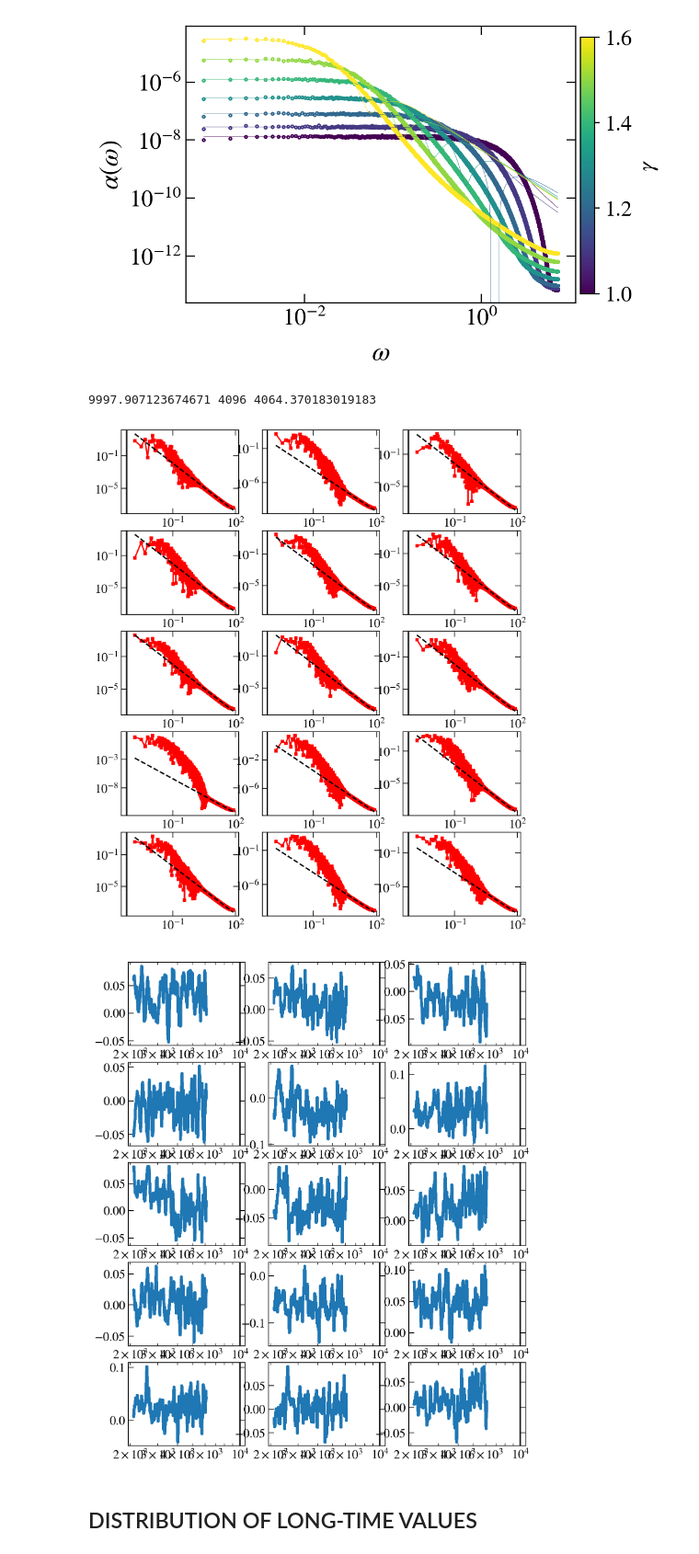
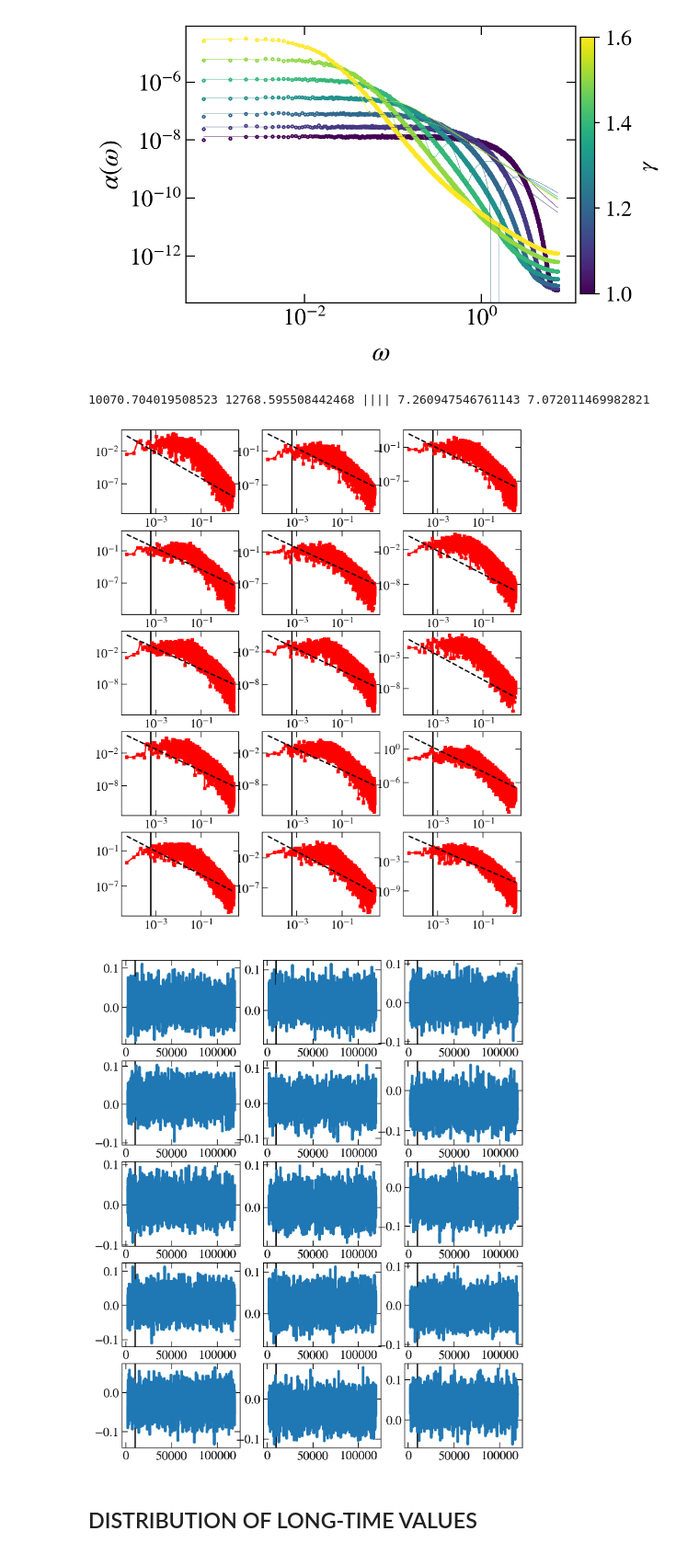
Before and after one commit to Rafal-Swietek/QHamSolver, a Jupyter notebook: Quadratic/Jupyter_Python/anomalous.ipynb, the cells around one changed output. Shown at 92% size. Saved outputs shown, nothing was run; the diff lists cells and outputs as text; code cells hidden in the pictures.

Commit message:
probably final time for FFT

```diff
--- a/Quadratic/Jupyter_Python/anomalous.ipynb
+++ b/Quadratic/Jupyter_Python/anomalous.ipynb
@@ -778,7 +916,7 @@ op=0
 modello = 'RP'
 prefix = base_dir(model=modello, d=DIM) + 'Quench/Fourier/'
 
-sizes = np.arange(8, 15, 1)
+sizes = np.arange(8, 14, 1)
 gammas = np.arange(0.0, 2.9, 0.1)
 
 DIM = 1
@@ -789,7 +927,7 @@ s_m = matplotlib.cm.ScalarMappable(cmap='jet', norm=matplotlib.colors.Normalize(
         vmax=max(sizes)))
 s_m.set_array([])
 
-gx = 1.5
+gx = 1.8
 for L in sizes:
     col = s_m.to_rgba(L)
     dim = 2**L
@@ -799,13 +937,16 @@ for L in sizes:
             times  = np.array(file.get('times'))
             print(times[1] - times[0], times.size)
             omegas  = 2 * np.pi * np.array(file.get('frequency'))[1:]
-            power_spectrum  = np.array(file.get('power spectrum'))[1:]
+            power_spectrum  = np.array(file.get('fourier series'))[1:]**2
+            # power_spectrum  = np.array(file.get('power spectrum'))[1:]
+            power_spectrum = power_spectrum# * dim**(2-gx)
             # print(omegas.shape, power_spectrum.shape)
             axis.plot(omegas, power_spectrum, color=col)
+axis.plot(omegas, _resc_(omegas, 1/omegas**2, power_spectrum), ls='--', color='k')
 # x = np.logspace(-0, 2.5, 100)
 # axis.plot(x, 0.01/x**1.4, ls='--', color='k')
 # axis.plot(x, 0.0025/x**1, ls='--', color='red')
 
-fig_help.set_plot_elements(axis, ylabel=r"$S(\omega)$", xlabel=r"$\omega$", font_size=16, set_legend=1, xscale='log', yscale='log')
+fig_help.set_plot_elements(axis, ylabel=r"$f^2(\omega)$", xlabel=r"$\omega$", font_size=16, set_legend=1, xscale='log', yscale='log')
 # %% [output]
 No handles with labels found to put in legend.
@@ -820,7 +1098,7 @@ No handles with labels found to put in legend.
 # %%
 colors_ls_cyc = itertools.cycle(colors_ls)
 
-L = 14
+L = 12
 w = 2
 J = 1
 g=0.2
@@ -829,7 +1107,7 @@ modello = 'RP'
 prefix = base_dir(model=modello, d=DIM) + 'Quench/Fourier/'
 
 sizes = np.arange(8, 15, 1)
-gammas = np.arange(0.5, 1.71, 0.1)
+gammas = np.arange(1.0, 2.1, 0.1)
 
 DIM = 1
 fig, axis = plt.subplots( nrows=1, ncols=1, figsize=(4.5,3.5), dpi = 200, sharex=False, sharey=False)
@@ -854,8 +1132,9 @@ for gx in gammas:
     if exists(name_out):
         with h5py.File(name_out, "r") as file:
             times  = np.array(file.get('times'))
+            print(times[-1] - times[-2], 1.25 * 2 * np.pi / bandwidth)
             omegas  = 2 * np.pi * np.array(file.get('frequency'))[1:]
-            fourier  = np.array(file.get('fourier series'))[1:] * dim
+            fourier  = (np.array(file.get('fourier series'))[1:] * dim)**2
             axis.plot(omegas, fourier, color=col)
             axis.axvline(x=bandwidth, color=col, ls=':')
 
@@ -863,7 +1142,8 @@ for gx in gammas:
             axis2.plot(omegas, power, color=col)
     else:
         print(name_out)
-axis2.plot(omegas, _resc_(omegas, 1/omegas**2, power), ls='--', color='k')
+# axis.plot(omegas, _resc_(omegas, 1/omegas**2, fourier), ls='--', color='k')
+# axis.plot(omegas, _resc_(omegas, 1/omegas**4, fourier)/100, ls='--', color='red')
 
 # x = np.logspace(-1, 1, 100)
 # # axis2.plot(x, 1e-10/x**4, ls='--', color='red')
@@ -879,7 +1159,7 @@ for fig in [fig, fig2]:
 
     fig.subplots_adjust(wspace = 0.15, hspace=0.12)
 
-fig_help.set_plot_elements(axis, ylabel=r"$f(\omega)$", xlabel=r"$\omega$", font_size=16, set_legend=1, xscale='log', yscale='log')
+fig_help.set_plot_elements(axis, ylabel=r"$f^2(\omega)$", xlabel=r"$\omega$", font_size=16, set_legend=1, xscale='log', yscale='log')
 fig_help.set_plot_elements(axis2, ylabel=r"$S(\omega)$", xlabel=r"$\omega$", font_size=16, set_legend=1, xscale='log', yscale='log')
 # %% [output]
 No handles with labels found to put in legend.
@@ -1011,43 +1299,47 @@ dim = 2**L
 name_out = base_dir(model=modello, d=DIM) + 'SpectralFunctions/' + info(L=L, J=J, g=gx, model=modello, ext='.hdf5')
 if exists(name_out):
     with h5py.File(name_out, "r") as file:
-        wH = np.array(file.get('wH'))[2]
+        dE = np.mean( np.array(file.get('bandwidth')) )
+        wH = np.array(file.get('wH'))[0]
         tH = 2 * np.pi / wH
-        print(tH, dim, dim / np.sqrt(1 + dim**(1-gx)))
+
+        e_max = e_max = ( np.sqrt(2 * np.log(dim)) - np.log(np.log(dim) * 4 * np.pi) / np.sqrt(2*np.log(dim)) / 2 ) * (np.sqrt(1 + dim**(1-gx)))
+        dE_analytical = 2 * e_max if gx >= 1 else (4 * np.sqrt(1 + dim**(1-gx)))
+        print(tH, 2 * np.pi * dim / (np.sqrt(1 + dim**(1-gx))) / 2, "||||", dE, dE_analytical)
 else:
     print(name_out)
 for ii, ax in enumerate(axis_raw):
     ax.axvline(x=tH, ls='-', color='k')
     axis[ii].axvline(x=wH, ls='-', color='k')
 
 
 name_out = prefix + info(L=L, J=J, g=gx, model=modello, ext='.hdf5')
 if exists(name_out):
     with h5py.File(name_out, "r") as file:
         times  = np.array(file.get('times'))
         T = times[1] - times[0]
         N = times.size
         Q_raw  = np.array(file.get('quench data'))
         for ii, ax in enumerate(axis_raw):
             ax.plot(times, Q_raw[ii], lw=1, marker='o', markersize=2)
 
             xf = 2 * np.pi * fftfreq(N, T)[1:N//2]
             yf = np.abs( 2 / np.sqrt(N) * np.abs(fft(Q_raw[ii])[1:N//2]) )**2
             # xf, yf = signal.welch(Q_raw[ii], 1/T, scaling='spectrum', average='median')
 
             # print(T, times[-1] - times[0], np.min(xf))
             axis[ii].plot(xf, yf, color='red', marker='s', markersize=3)
 
             axis[ii].plot(xf, _resc_(xf, 1/xf**2, yf), ls='--', color='k')
             # axis[ii].plot(xf, _resc_(1/xf**1), ls=':', color='blue')
 for ii, ax in enumerate(axis_raw):
-    fig_help.set_plot_elements(ax, ylabel=r"", xlabel=r"", font_size=14, set_legend=0, xscale='log', yscale='linear')
+    fig_help.set_plot_elements(ax, ylabel=r"", xlabel=r"", font_size=14, set_legend=0, xscale='linear', yscale='linear')
     fig_help.set_plot_elements(axis[ii], ylabel=r"", xlabel=r"", font_size=14, set_legend=0, xscale='log', yscale='log')
 # fig_help.set_plot_elements(axis, ylabel=r"$f(\omega)$", xlabel=r"$\omega$", font_size=16, set_legend=1, xscale='log', yscale='log')
 # %% [output]
-9997.907123674671 4096 4064.370183019183
+10070.704019508523 12768.595508442468 |||| 7.260947546761143 7.072011469982821
-[figure, old version]
+[figure, new version]
-[figure, old version]
+[figure, new version]
 # %% [markdown]
 ## DISTRIBUTION OF LONG-TIME VALUES
 # %%
```
Also changed, not shown: parts of 8 cells of this notebook, 1 other file.
